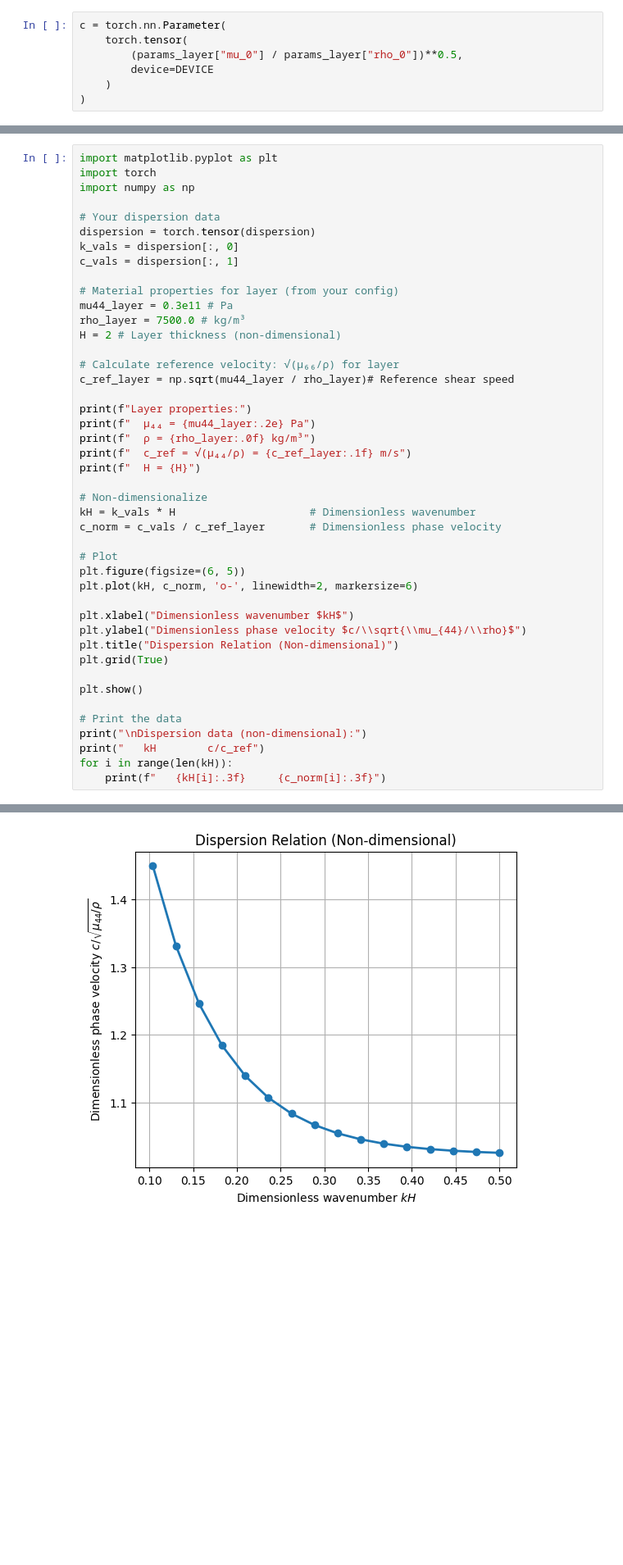
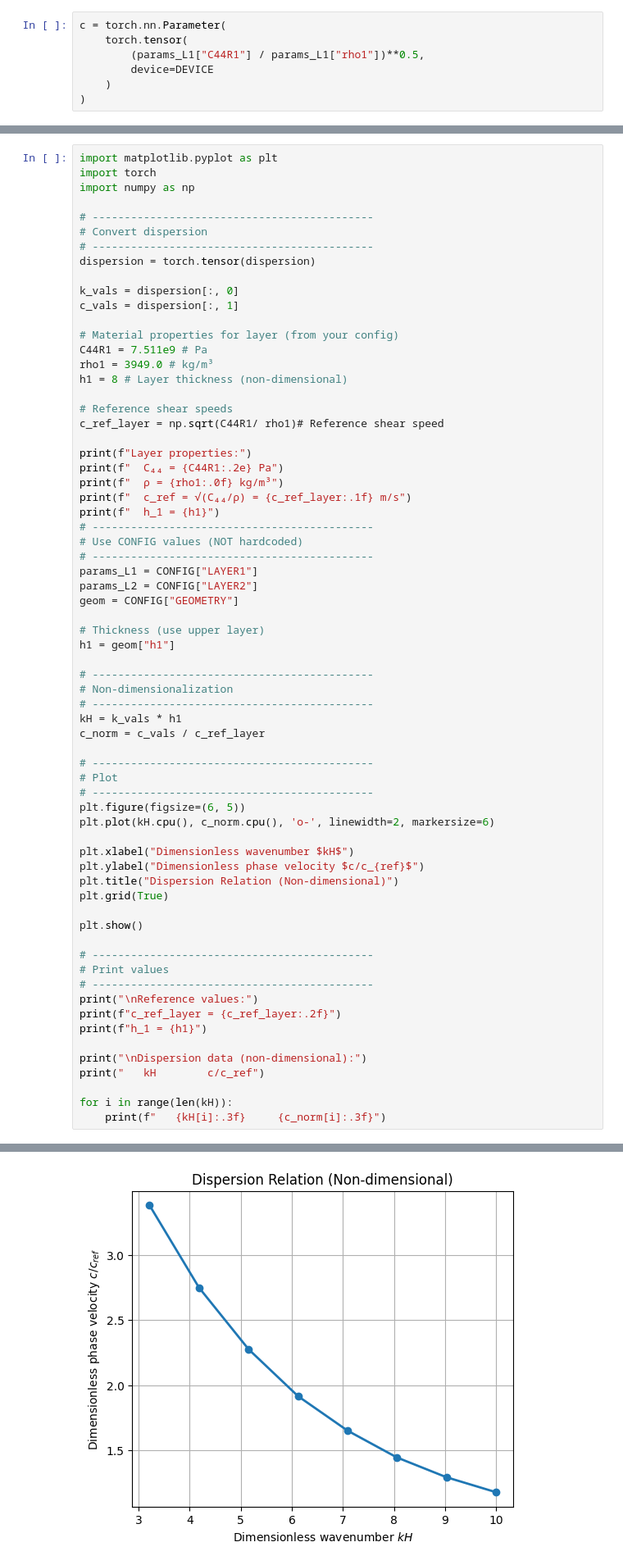
Before and after one commit to tdiksha758-png/pinn_FGM_loosley, a Jupyter notebook: experiments/pinn_loosley_code.ipynb, the cells around one changed output, grey strips where cells are left out. Shown at 82% size. Drawn from its saved outputs; the diff is of its cells as text; blank space fills up the shorter version.

```diff
--- a/experiments/pinn_loosley_code.ipynb
+++ b/experiments/pinn_loosley_code.ipynb
@@ -80,7 +91,7 @@ dispersion = []   # <-- DEFINE DISPERSION HERE
 # %%
 c = torch.nn.Parameter(
     torch.tensor(
-        (params_layer["mu_0"] / params_layer["rho_0"])**0.5,
+        (params_L1["C44R1"] / params_L1["rho1"])**0.5,
         device=DEVICE
     )
 )
@@ -400,43 +801,66 @@ import matplotlib.pyplot as plt
 import torch
 import numpy as np
 
-# Your dispersion data
+# --------------------------------------------
+# Convert dispersion
+# --------------------------------------------
 dispersion = torch.tensor(dispersion)
+
 k_vals = dispersion[:, 0]
 c_vals = dispersion[:, 1]
 
 # Material properties for layer (from your config)
-mu44_layer = 0.3e11 # Pa
-rho_layer = 7500.0 # kg/m³
-H = 2 # Layer thickness (non-dimensional)
+C44R1 = 7.511e9 # Pa
+rho1 = 3949.0 # kg/m³
+h1 = 8 # Layer thickness (non-dimensional)
 
-# Calculate reference velocity: √(μ₆₆/ρ) for layer
-c_ref_layer = np.sqrt(mu44_layer / rho_layer)# Reference shear speed
+# Reference shear speeds
+c_ref_layer = np.sqrt(C44R1/ rho1)# Reference shear speed
 
 print(f"Layer properties:")
-print(f"  μ₄₄ = {mu44_layer:.2e} Pa")
-print(f"  ρ = {rho_layer:.0f} kg/m³")
-print(f"  c_ref = √(μ₄₄/ρ) = {c_ref_layer:.1f} m/s")
-print(f"  H = {H}")
+print(f"  C₄₄ = {C44R1:.2e} Pa")
+print(f"  ρ = {rho1:.0f} kg/m³")
+print(f"  c_ref = √(C₄₄/ρ) = {c_ref_layer:.1f} m/s")
+print(f"  h_1 = {h1}")
+# --------------------------------------------
+# Use CONFIG values (NOT hardcoded)
+# --------------------------------------------
+params_L1 = CONFIG["LAYER1"]
+params_L2 = CONFIG["LAYER2"]
+geom = CONFIG["GEOMETRY"]
 
-# Non-dimensionalize
-kH = k_vals * H                     # Dimensionless wavenumber
-c_norm = c_vals / c_ref_layer       # Dimensionless phase velocity
+# Thickness (use upper layer)
+h1 = geom["h1"]
 
+# --------------------------------------------
+# Non-dimensionalization
+# --------------------------------------------
+kH = k_vals * h1
+c_norm = c_vals / c_ref_layer
+
+# --------------------------------------------
 # Plot
+# --------------------------------------------
 plt.figure(figsize=(6, 5))
-plt.plot(kH, c_norm, 'o-', linewidth=2, markersize=6)
+plt.plot(kH.cpu(), c_norm.cpu(), 'o-', linewidth=2, markersize=6)
 
 plt.xlabel("Dimensionless wavenumber $kH$")
-plt.ylabel("Dimensionless phase velocity $c/\\sqrt{\\mu_{44}/\\rho}$")
+plt.ylabel("Dimensionless phase velocity $c/c_{ref}$")
 plt.title("Dispersion Relation (Non-dimensional)")
 plt.grid(True)
 
 plt.show()
 
-# Print the data
+# --------------------------------------------
+# Print values
+# --------------------------------------------
+print("\nReference values:")
+print(f"c_ref_layer = {c_ref_layer:.2f}")
+print(f"h_1 = {h1}")
+
 print("\nDispersion data (non-dimensional):")
 print("   kH        c/c_ref")
+
 for i in range(len(kH)):
     print(f"   {kH[i]:.3f}     {c_norm[i]:.3f}")
 # %% [output]
@@ -448 +872 @@ Layer properties:
-[figure, old version]
+[figure, new version]
```
Also changed, not shown: parts of 28 cells of this notebook, 12 other files.
